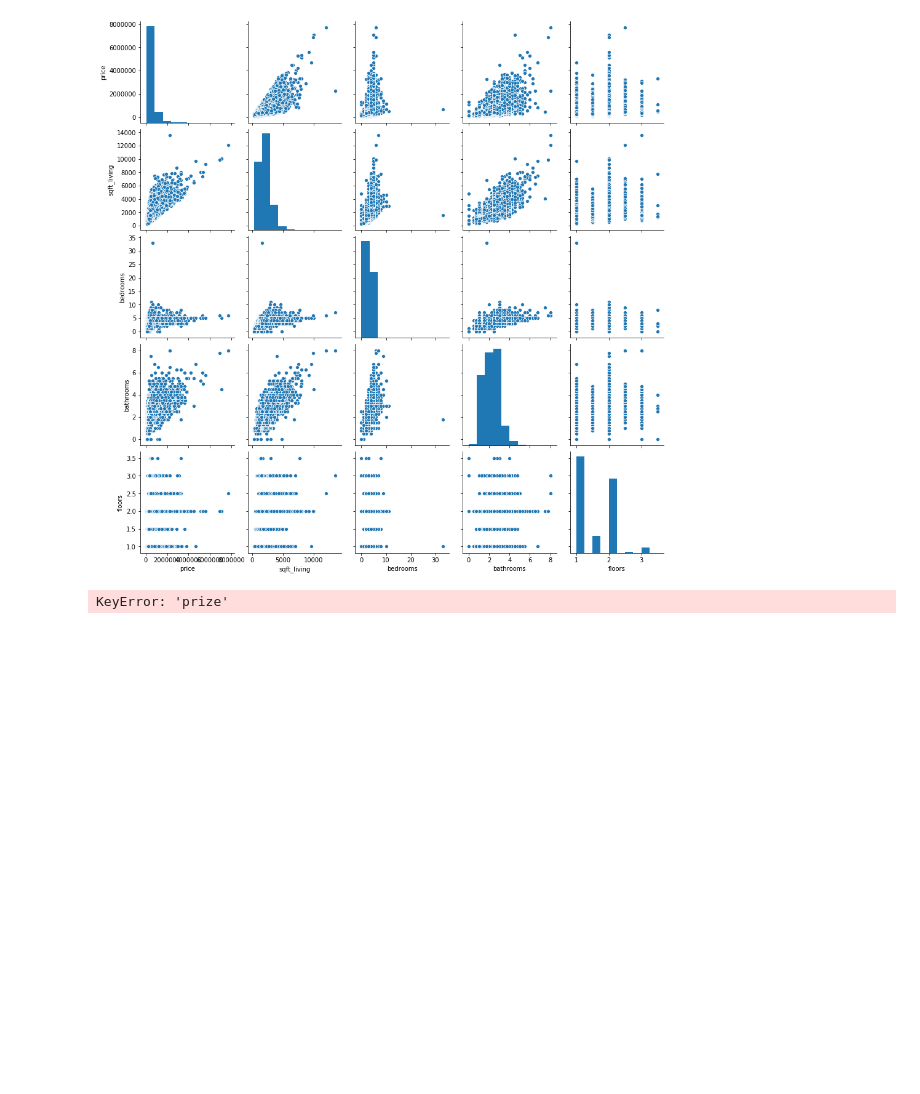
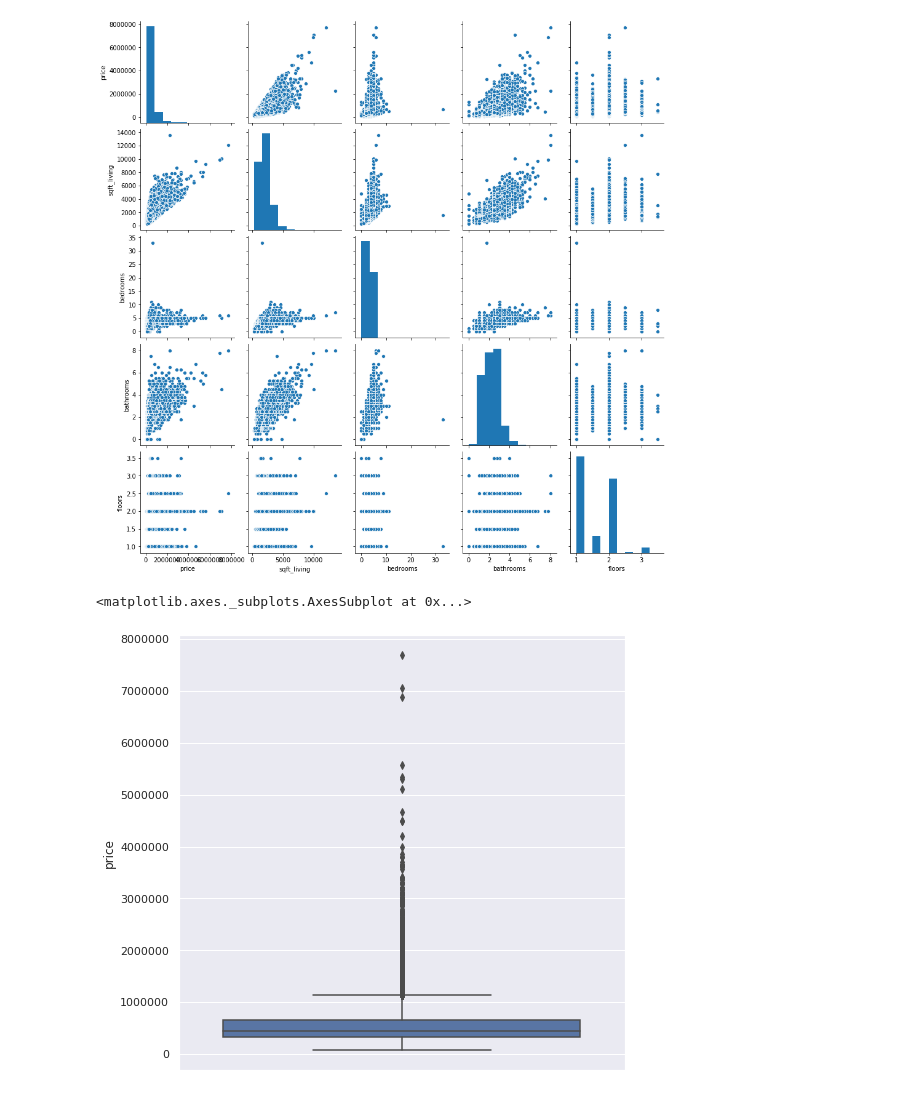
Before and after one commit to ANikhilAgarwal/LetsUpgrade-AI-ML, a Jupyter notebook: week 5/Day 21/Day 21 (House price problem).ipynb, the cells around one changed output. Drawn from its saved outputs; the diff is of its cells as text; code cells hidden in the pictures; blank space fills up the shorter version.

```diff
--- a/week 5/Day 21/Day 21 (House price problem).ipynb
+++ b/week 5/Day 21/Day 21 (House price problem).ipynb
@@ -64,6 +64,7 @@ sns.pairplot(dataset)
 [figure]
 # %%
 sns.set(rc={'figure.figsize':(8,8)})
-sns.boxplot(dataset["prize"],orient='v')
+sns.boxplot(dataset["price"],orient='v')
 # %% [output]
-KeyError: 'prize'
+<matplotlib.axes._subplots.AxesSubplot at 0x...>
+[figure, added]
```
Also changed, not shown: parts of 26 cells of this notebook.
